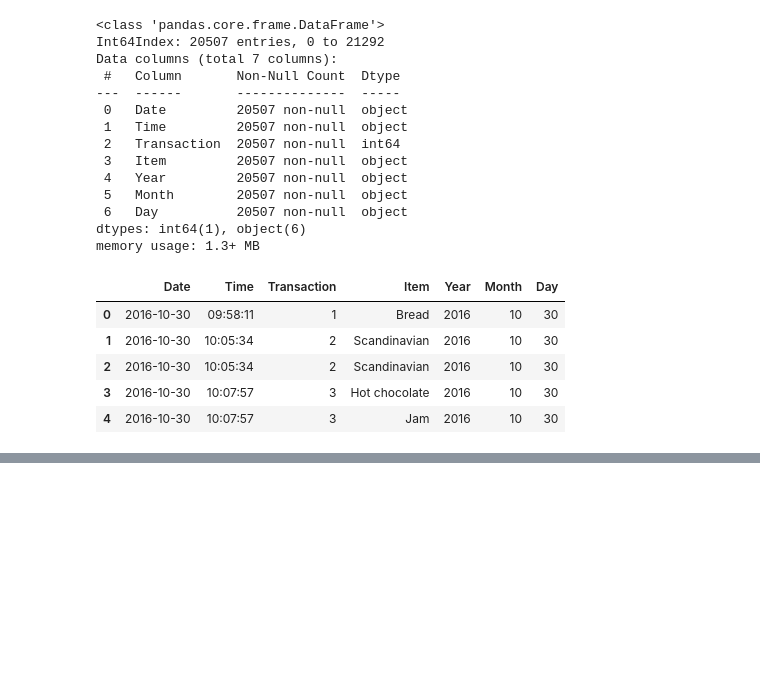
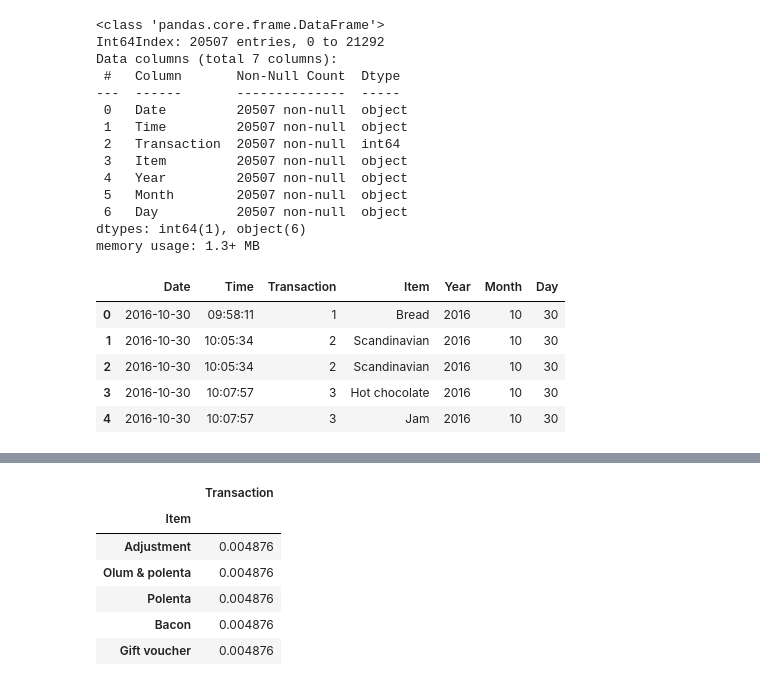
Before and after one commit to nadeap/Machine-Learning, a Jupyter notebook: Market Basket Analysis/mba.ipynb, the cells around one changed output, grey strips where cells are left out. Saved outputs shown, nothing was run; the diff lists cells and outputs as text; code cells hidden in the pictures; blank space fills up the shorter version.

```diff
--- a/Market Basket Analysis/mba.ipynb
+++ b/Market Basket Analysis/mba.ipynb
@@ -133,0 +171,15 @@ data.head()
+# %%
+transaction_count = data.groupby(by='Item')[['Transaction']].count().sort_values(by='Transaction', ascending=True)
+def convert_to_percentage(x):
+    return 100 * x / float(x.sum())
+
+transaction_percentage = transaction_count.apply(convert_to_percentage)
+transaction_percentage.head()
+# %% [output]
+|  | Transaction |
+| Item |  |
+| Adjustment | 0.004876 |
+| Olum & polenta | 0.004876 |
+| Polenta | 0.004876 |
+| Bacon | 0.004876 |
+| Gift voucher | 0.004876 |
```
Also changed, not shown: parts of 6 cells of this notebook.
